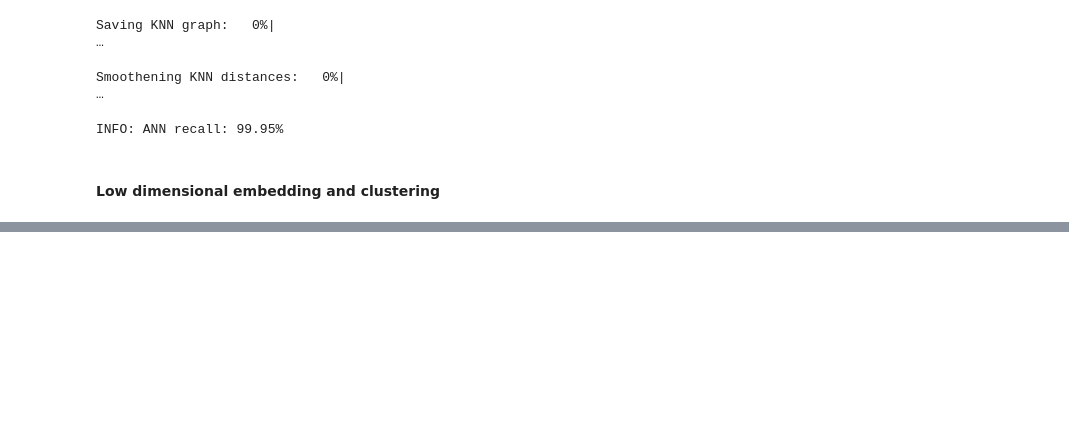
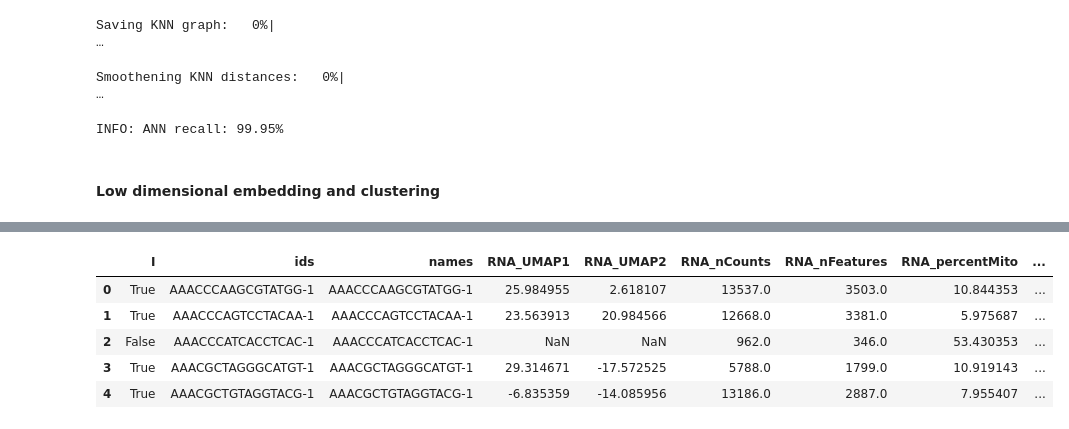
Before and after one commit to mujtababarsi/Scarf-workflow-PBMC, a Jupyter notebook: Scarf scRna-seq Analysis.ipynb, the cells around one changed output, grey strips where cells are left out. Cells and saved outputs as stored; diff of their text form; code cells hidden in the pictures; blank space fills up the shorter version.

```diff
--- a/Scarf scRna-seq Analysis.ipynb
+++ b/Scarf scRna-seq Analysis.ipynb
@@ -150,3 +150,10 @@ Smoothening KNN distances:   0%|
 INFO: ANN recall: 99.95%
 # %% [markdown]
 #### Low dimensional embedding and clustering
+# %%
+ds.run_umap(
+    n_epochs=250,
+    spread=5,
+    min_dist=1,
+    parallel=True
+)
@@ -152,0 +163,3 @@ INFO: ANN recall: 99.95%
+# %%
+ds.cells.head()
+# %% [output]
@@ -152,0 +167,6 @@ INFO: ANN recall: 99.95%
+|  | I | ids | names | RNA_UMAP1 | RNA_UMAP2 | RNA_nCounts | RNA_nFeatures | RNA_percentMito | ... |
+| 0 | True | AAACCCAAGCGTATGG-1 | AAACCCAAGCGTATGG-1 | 25.984955 | 2.618107 | 13537.0 | 3503.0 | 10.844353 | ... |
+| 1 | True | AAACCCAGTCCTACAA-1 | AAACCCAGTCCTACAA-1 | 23.563913 | 20.984566 | 12668.0 | 3381.0 | 5.975687 | ... |
+| 2 | False | AAACCCATCACCTCAC-1 | AAACCCATCACCTCAC-1 | NaN | NaN | 962.0 | 346.0 | 53.430353 | ... |
+| 3 | True | AAACGCTAGGGCATGT-1 | AAACGCTAGGGCATGT-1 | 29.314671 | -17.572525 | 5788.0 | 1799.0 | 10.919143 | ... |
+| 4 | True | AAACGCTGTAGGTACG-1 | AAACGCTGTAGGTACG-1 | -6.835359 | -14.085956 | 13186.0 | 2887.0 | 7.955407 | ... |
```
Also changed, not shown: parts of 17 cells of this notebook.
